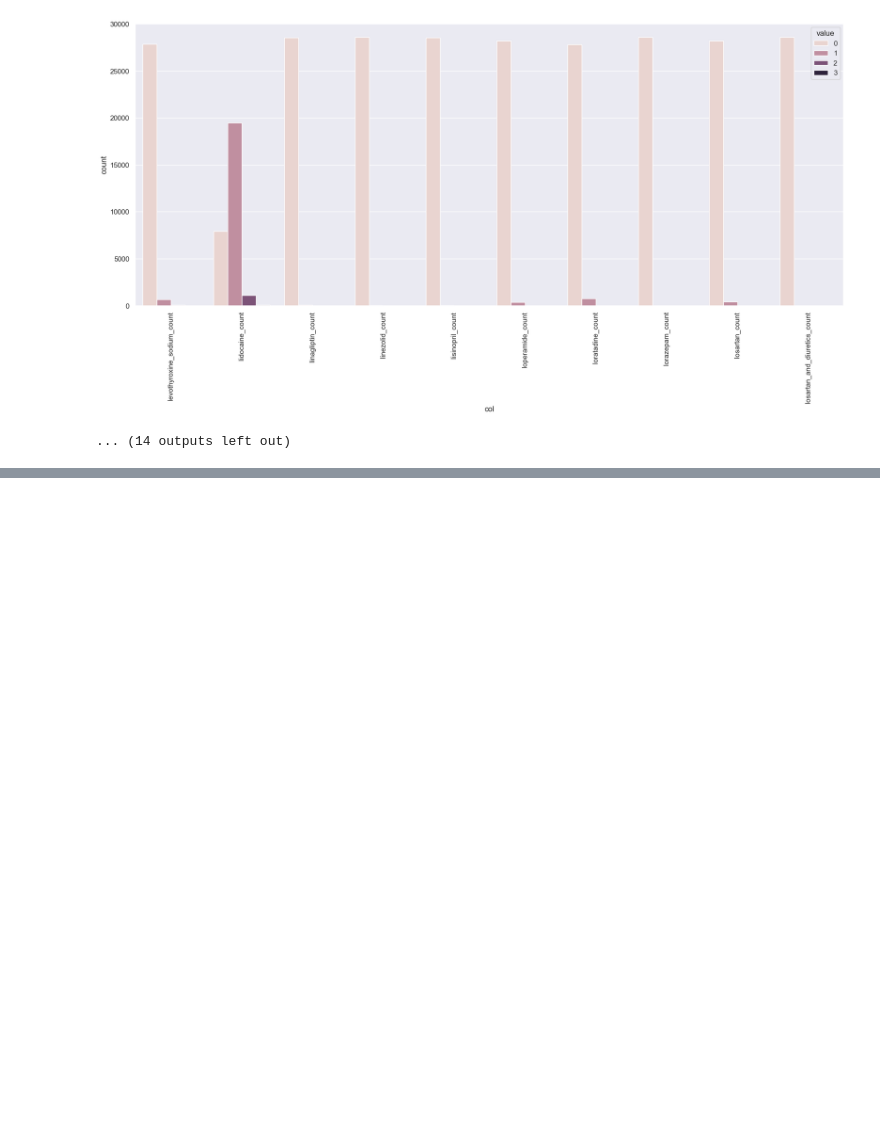
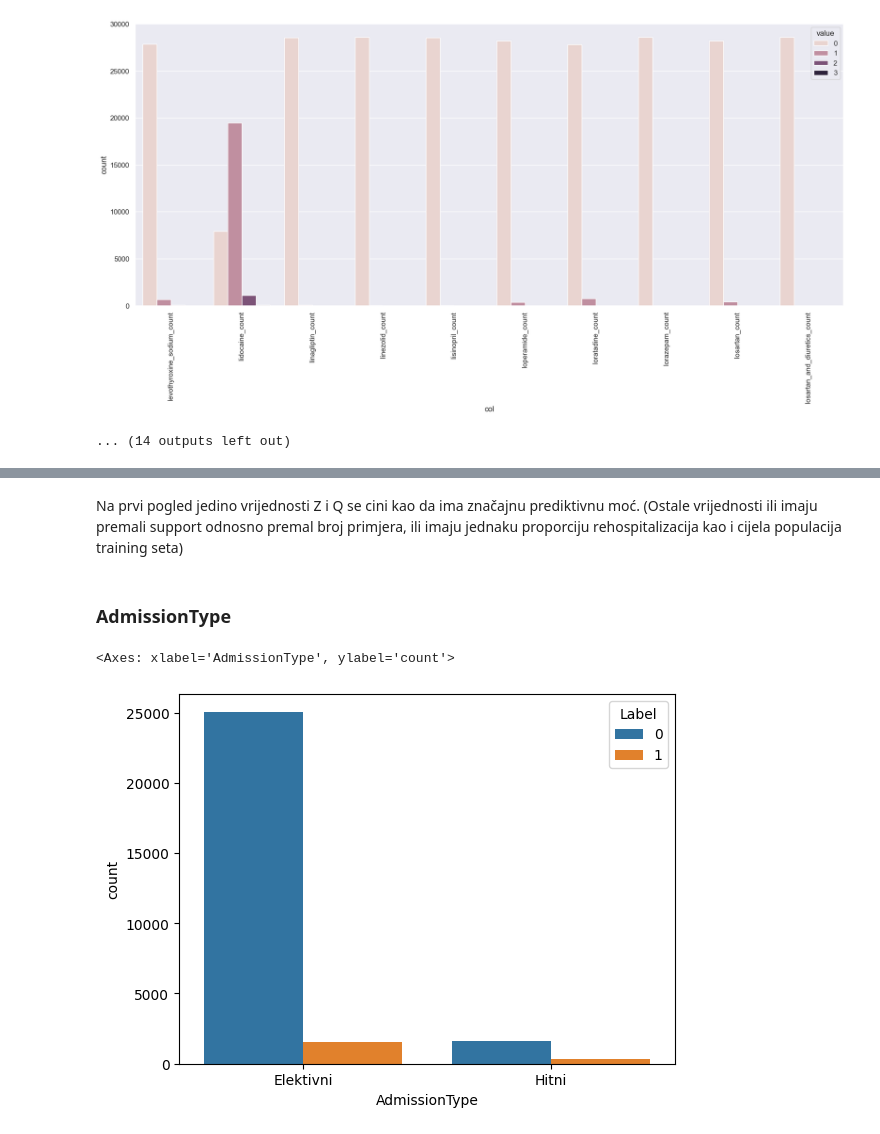
Before and after one commit to Ivan-Klabucar/Kotao, a Jupyter notebook: Exploratory Data Analysis/Initial_look_at_data.ipynb, the cells around one changed output, grey strips where cells are left out. Saved outputs shown, nothing was run; the diff lists cells and outputs as text; code cells hidden in the pictures; blank space fills up the shorter version.

```diff
--- a/Exploratory Data Analysis/Initial_look_at_data.ipynb
+++ b/Exploratory Data Analysis/Initial_look_at_data.ipynb
@@ -145,0 +207,9 @@ Vidimo da u train setu, velika većina kolona za ljekova / dijagnoze poprima vri
+# %% [markdown]
+Na prvi pogled jedino vrijednosti Z i Q se cini kao da ima značajnu prediktivnu moć. (Ostale vrijednosti ili imaju premali support odnosno premal broj primjera, ili imaju jednaku proporciju rehospitalizacija kao i cijela populacija training seta)
+# %% [markdown]
+### AdmissionType
+# %%
+sns.countplot(df, x="AdmissionType", hue="Label")
+# %% [output]
+<Axes: xlabel='AdmissionType', ylabel='count'>
+[figure, added]
```
Also changed, not shown: parts of 18 cells of this notebook.
